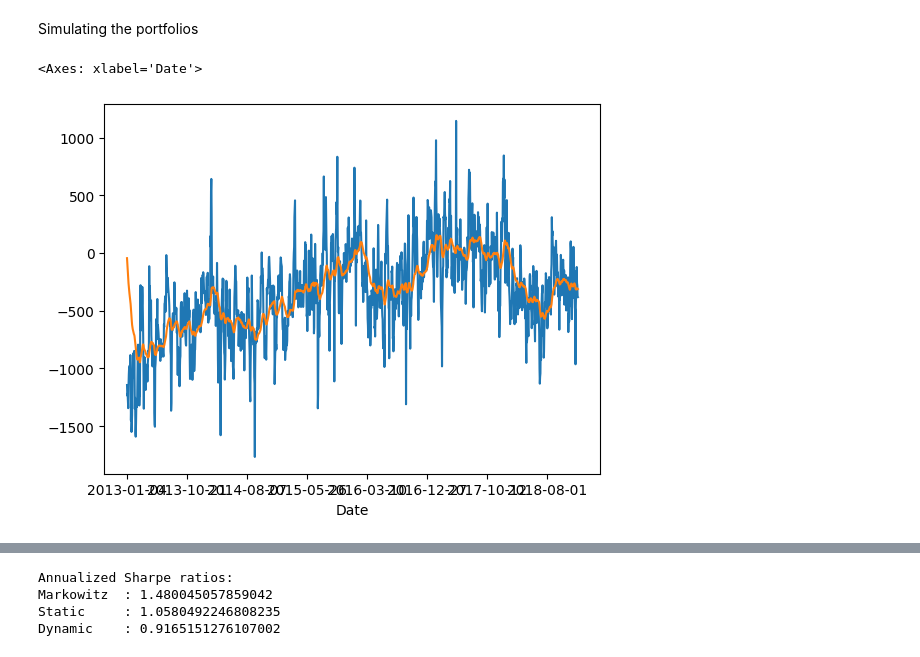
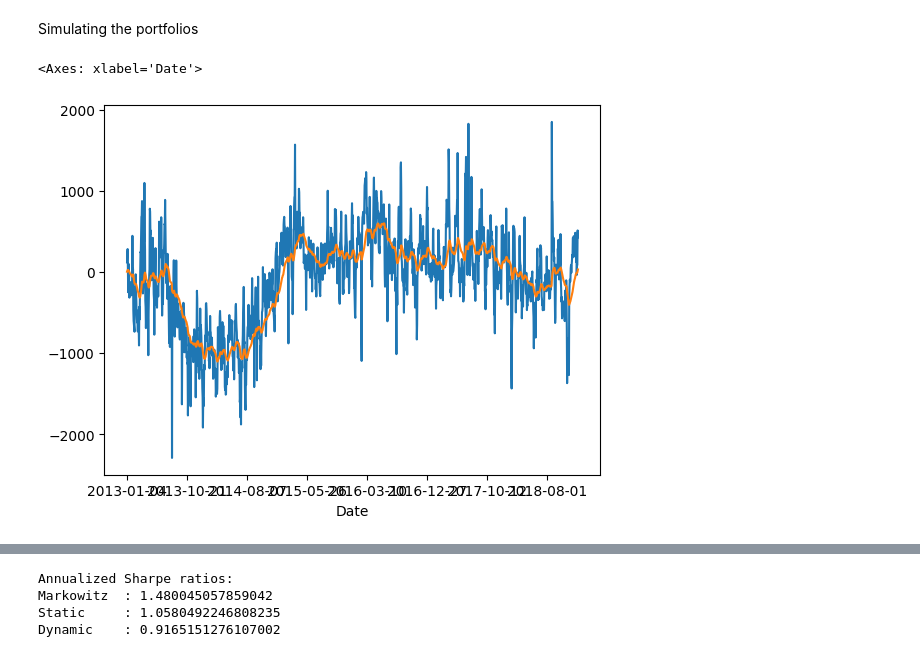
Before and after one commit to rayanmellouk/Research-project, a Jupyter notebook: Dynamic trading/simulation.ipynb, the cells around one changed output, grey strips where cells are left out. Drawn from its saved outputs; the diff is of its cells as text; code cells hidden in the pictures.

```diff
--- a/Dynamic trading/simulation.ipynb
+++ b/Dynamic trading/simulation.ipynb
@@ -259,8 +259,8 @@ pnl_markowitz = position_pnl(markowitz_pos, dP)
 pnl_static    = position_pnl(static_pos, dP)
 pnl_dynamic   = position_pnl(dynamic_pos, dP)
 # %%
-markowitz_pos['GC=F'].plot()
-static_pos['GC=F'].plot()
+markowitz_pos['CL=F'].plot()
+static_pos['CL=F'].plot()
 # %% [output]
 <Axes: xlabel='Date'>
-[figure, old version]
+[figure, new version]
```
Also changed, not shown: parts of 3 cells of this notebook, 4 other files.
